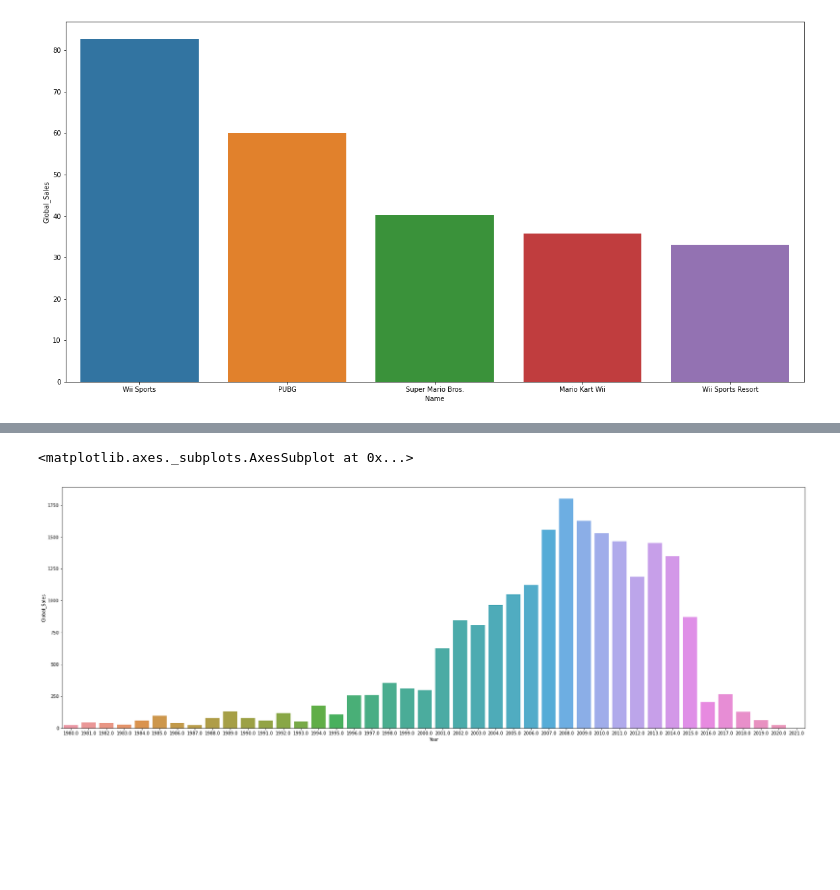
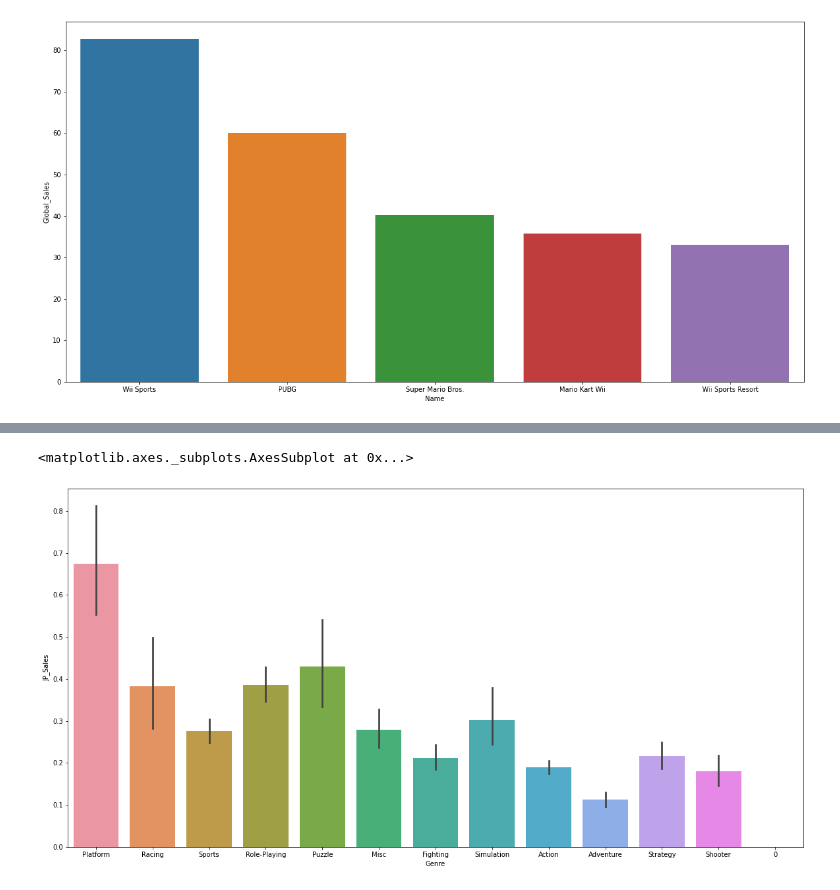
Before and after one commit to Georgia-MAX-holic/Footprints, a Jupyter notebook: PJ/game_sale/New/Game_Sales.ipynb, the cells around one changed output, grey strips where cells are left out. Drawn from its saved outputs; the diff is of its cells as text; code cells hidden in the pictures; blank space fills up the shorter version.

```diff
--- a/PJ/game_sale/New/Game_Sales.ipynb
+++ b/PJ/game_sale/New/Game_Sales.ipynb
@@ -75,0 +99,19 @@ release_date_sale =  df[["Year","Global_Sales"]].groupby('Year')['Global_Sales']
+# %%
+from sklearn.linear_model import LinearRegression
+from sklearn.model_selection import train_test_split
+from sklearn.metrics import mean_squared_error
+
+def LinearRegression_test(features , target ):
+   X_train, X_test, y_train, y_test = train_test_split( use_df[[features]],use_df[[target]],test_size = 0.2, random_state = 11)
+   model =  LinearRegression()
+   model.fit(X_train, y_train)
+   y_pred = model.predict(X_test)
+   return mean_squared_error(y_test, y_pred)
+
+def LinearRegression_use(features, target):
+   model =  LinearRegression()
+   model.fit(use_df[["Global_Sales"]],use_df[["JP_Sales"]])
+   y_pred = model.predict(use_df[["Global_Sales"]])
+   use_df["linear"].fillna(pd.Series(y_pred.flatten()), inplace=True)
+   use_df["compare"]=use_df["linear"]<use_df["JP_Sales"]
+   return use_df
@@ -75,0 +124,11 @@ release_date_sale =  df[["Year","Global_Sales"]].groupby('Year')['Global_Sales']
+# %%
+use_df = LinearRegression_use("Global_Sales", "JP_Sales").dropna()
+
+USE_LIST = ["Name","Platform","Genre","Publisher","Global_Sales","JP_Sales","compare","linear"]
+# %%
+df_True = use_df[use_df[USE_LIST]["compare"]==True]
+df_False = use_df[use_df[USE_LIST]["compare"]==False]
+# %%
+df_True.drop(df_True[df_True["JP_Sales"]<0.01].index , inplace = True)
+
+df_True[df_True["linear"]<0] =0
@@ -76,6 +150,7 @@ release_date_sale =  df[["Year","Global_Sales"]].groupby('Year')['Global_Sales']
 # %%
-plt.figure(figsize=(30,10))
-sns.barplot(x='Year', y='Global_Sales', data=release_date_sale)
+plt.figure(figsize=(20,10))
+
+sns.barplot(x=df_True["Genre"], y=df_True["JP_Sales"], data=df_True)
 # %% [output]
 <matplotlib.axes._subplots.AxesSubplot at 0x...>
-[figure, old version]
+[figure, new version]
```
Also changed, not shown: parts of 14 cells of this notebook.
